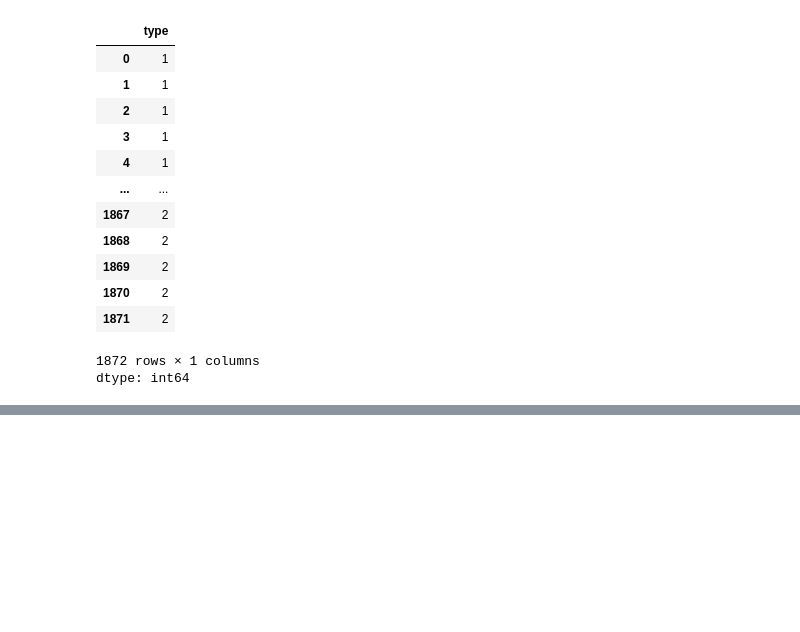
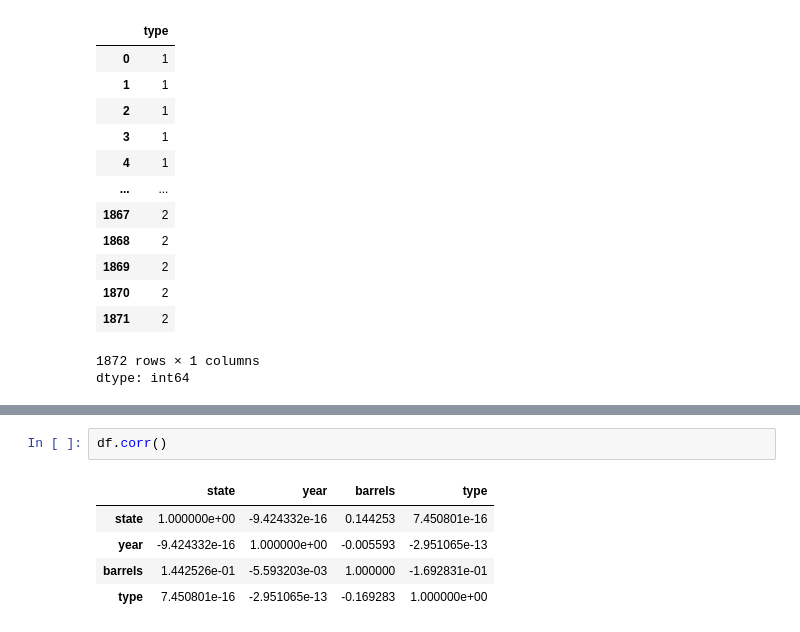
Before and after one commit to Hemanthk408/Beer-production, a Jupyter notebook: Beer_Production.ipynb, the cells around one changed output, grey strips where cells are left out. Drawn from its saved outputs; the diff is of its cells as text; blank space fills up the shorter version.

```diff
--- a/Beer_Production.ipynb
+++ b/Beer_Production.ipynb
@@ -97,0 +161,8 @@ dtype: int64
+# %%
+df.corr()
+# %% [output]
+|  | state | year | barrels | type |
+| state | 1.000000e+00 | -9.424332e-16 | 0.144253 | 7.450801e-16 |
+| year | -9.424332e-16 | 1.000000e+00 | -0.005593 | -2.951065e-13 |
+| barrels | 1.442526e-01 | -5.593203e-03 | 1.000000 | -1.692831e-01 |
+| type | 7.450801e-16 | -2.951065e-13 | -0.169283 | 1.000000e+00 |
```
Also changed, not shown: parts of 11 cells of this notebook.
